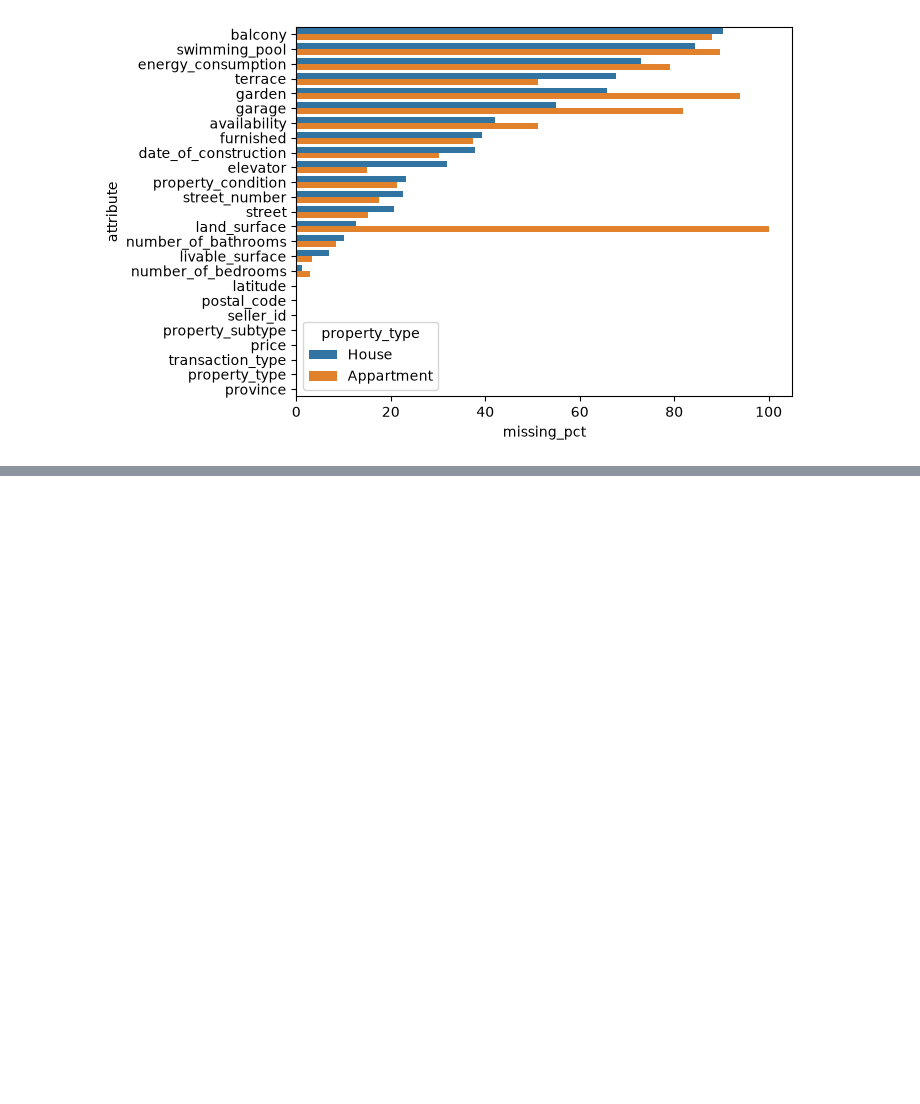
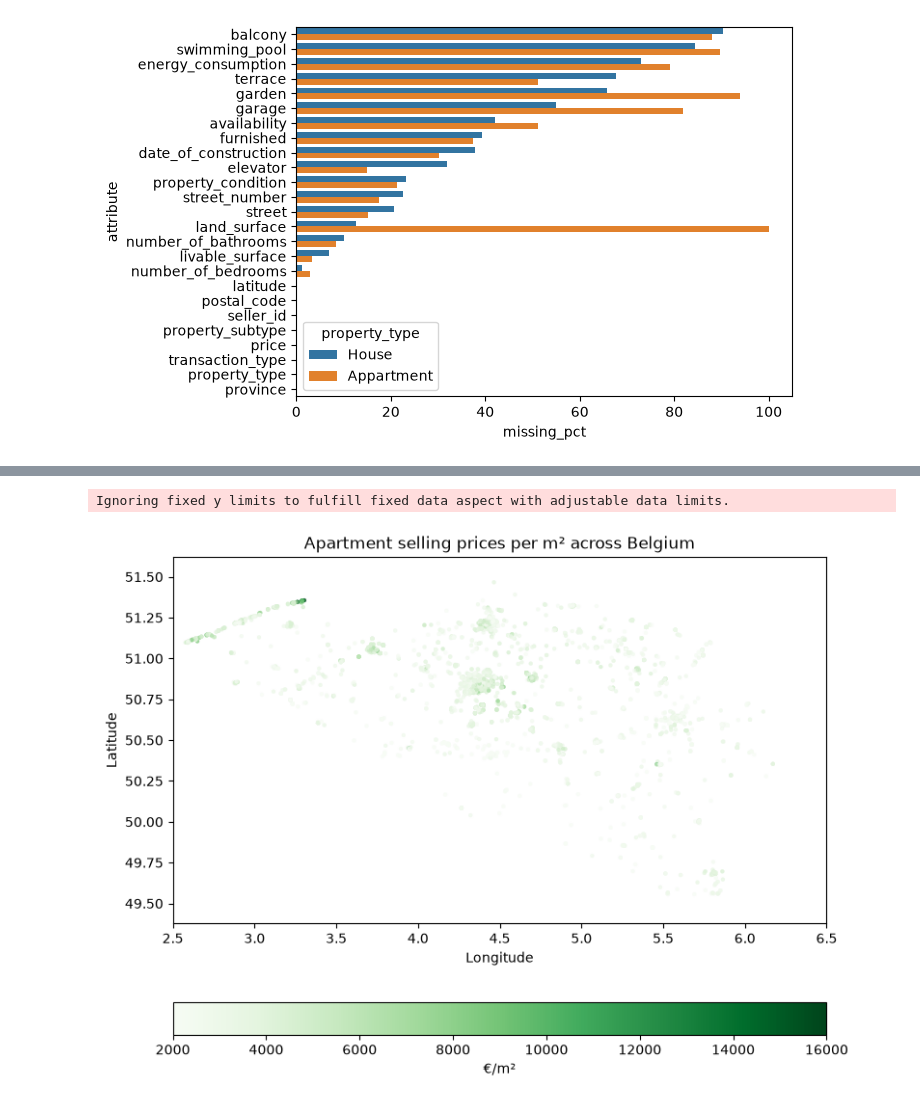
Before and after one commit to Gunay-Bayramova/immoeliza_data_analysis, a Jupyter notebook: Analysis/soo_notebook.ipynb, the cells around one changed output, grey strips where cells are left out. Saved outputs shown, nothing was run; the diff lists cells and outputs as text; code cells hidden in the pictures; blank space fills up the shorter version.

```diff
--- a/Analysis/soo_notebook.ipynb
+++ b/Analysis/soo_notebook.ipynb
@@ -251,0 +287,41 @@ For Rent :
+# %%
+# Sale - Appartment - price per square meter
+from matplotlib.colors import Normalize
+
+df_sale_apt = df_sale[df_sale["property_type"] == "Appartment"].copy()
+df_sale_apt["price_per_m2"] = df_sale_apt["price"] / df_sale_apt["livable_surface"]
+# min_bound = df_sale_apt["price_per_m2"].quantile(0.05)
+# max_bound = df_sale_apt["price_per_m2"].quantile(0.95)
+min_bound = COMMON_MIN
+max_bound = COMMON_MAX
+norm = Normalize(vmin=min_bound, vmax=max_bound)
+
+plt.figure(figsize=(8, 6))
+
+ax = sns.scatterplot(
+    data=df_sale_apt,
+    x="longitude",
+    y="latitude",
+    hue="price_per_m2",
+    palette="Greens",
+    s=8,
+    alpha=0.7,
+    edgecolor=None,
+    hue_norm=norm,
+    legend=False
+)
+
+sm = plt.cm.ScalarMappable(cmap="Greens", norm=norm)
+
+plt.colorbar(sm, ax=ax, label="€/m²", orientation="horizontal")
+plt.title("Apartment selling prices per m² across Belgium")
+plt.xlabel("Longitude")
+plt.ylabel("Latitude")
+plt.axis("equal")
+plt.tight_layout()
+plt.xlim(2.5, 6.5)
+plt.ylim(49.5, 51.5)
+plt.show()
+# %% [output]
+Ignoring fixed y limits to fulfill fixed data aspect with adjustable data limits.
+[figure, added]
```
Also changed, not shown: parts of 5 cells of this notebook.
